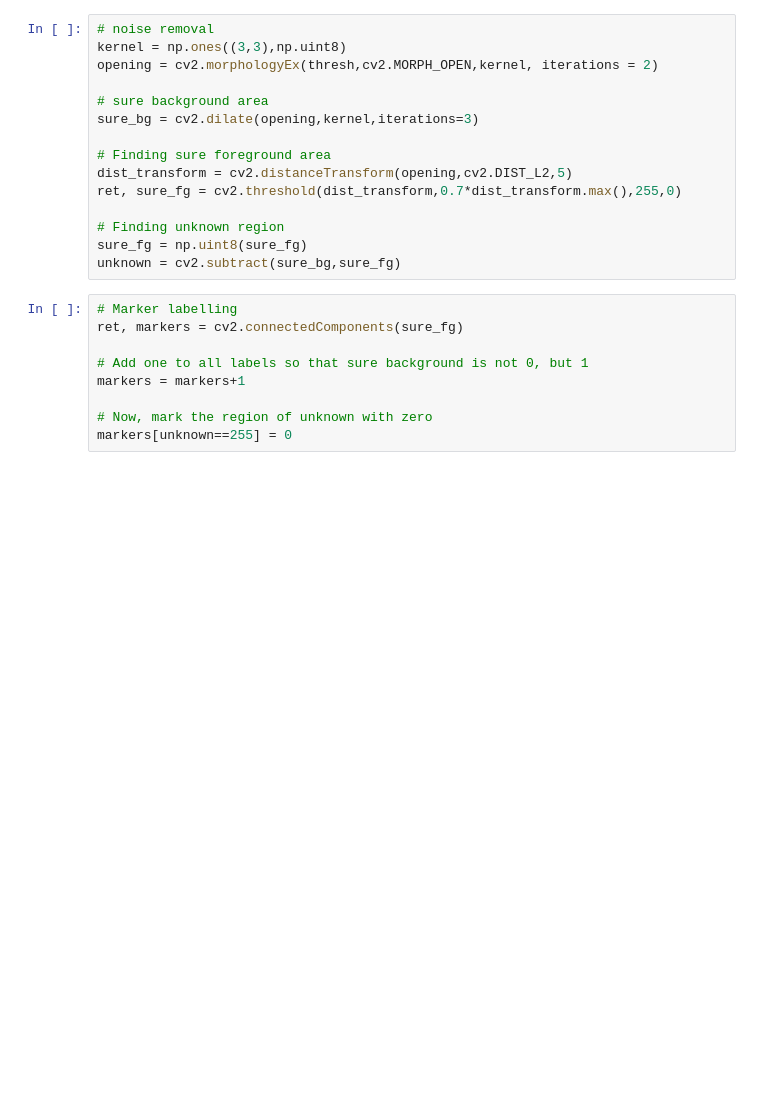
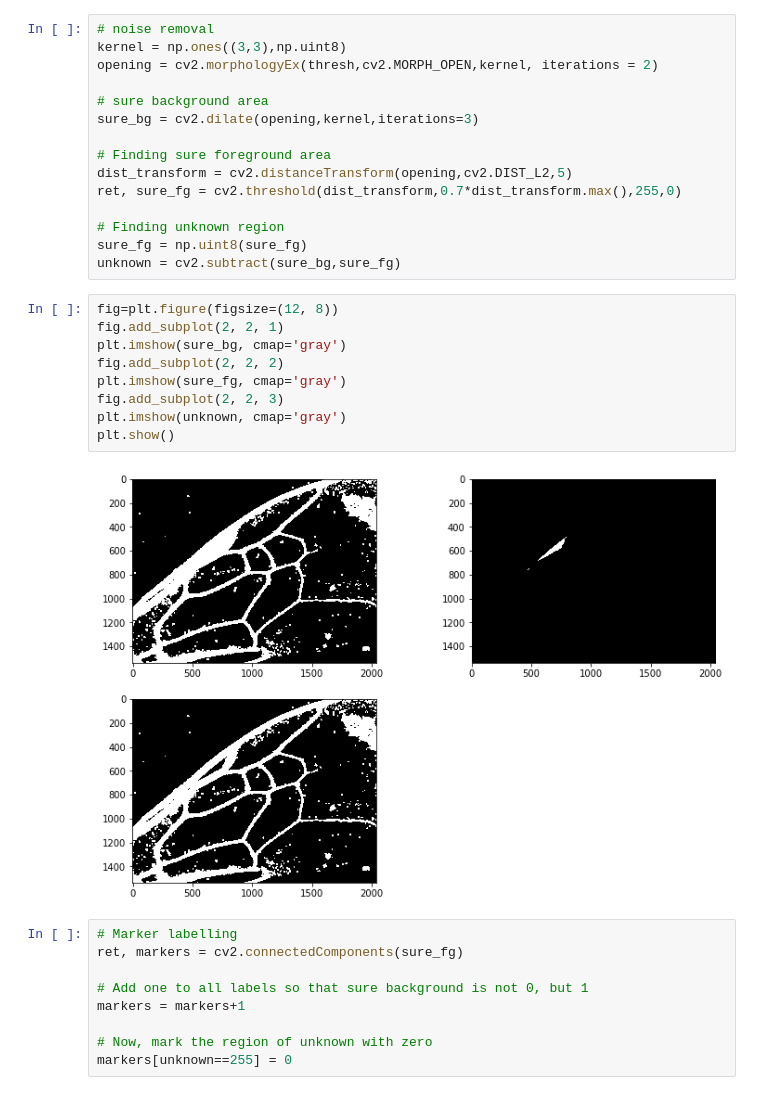
Before and after one commit to DaniGodin/BeeDetect, a Jupyter notebook: src/Alex_tests.ipynb, the cells around one changed output. Drawn from its saved outputs; the diff is of its cells as text; blank space fills up the shorter version.

```diff
--- a/src/Alex_tests.ipynb
+++ b/src/Alex_tests.ipynb
@@ -106,6 +106,17 @@ ret, sure_fg = cv2.threshold(dist_transform,0.7*dist_transform.max(),255,0)
 # Finding unknown region
 sure_fg = np.uint8(sure_fg)
 unknown = cv2.subtract(sure_bg,sure_fg)
+# %%
+fig=plt.figure(figsize=(12, 8))
+fig.add_subplot(2, 2, 1)
+plt.imshow(sure_bg, cmap='gray')
+fig.add_subplot(2, 2, 2)
+plt.imshow(sure_fg, cmap='gray')
+fig.add_subplot(2, 2, 3)
+plt.imshow(unknown, cmap='gray')
+plt.show()
+# %% [output]
+[figure, added]
 # %%
 # Marker labelling
 ret, markers = cv2.connectedComponents(sure_fg)
```
Also changed, not shown: parts of 3 cells of this notebook.
